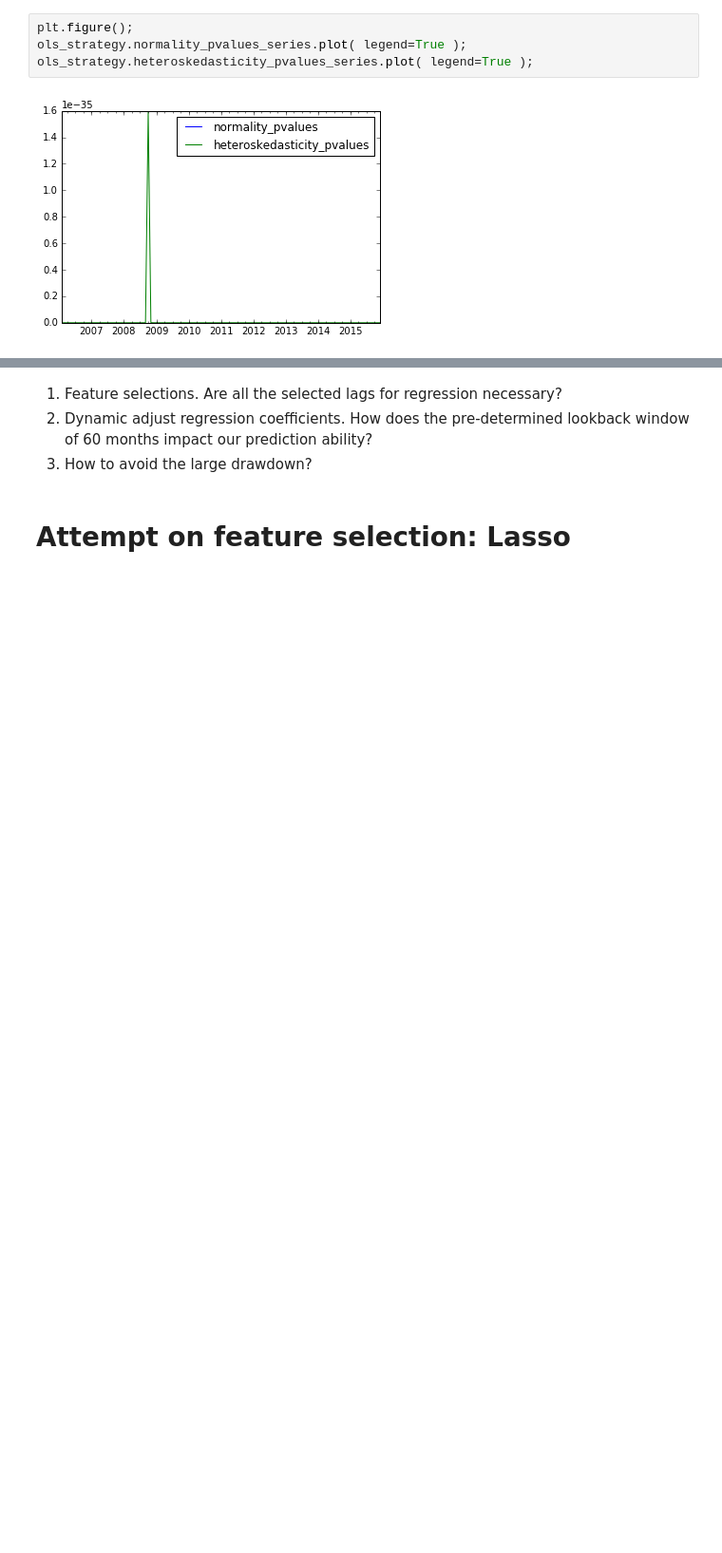
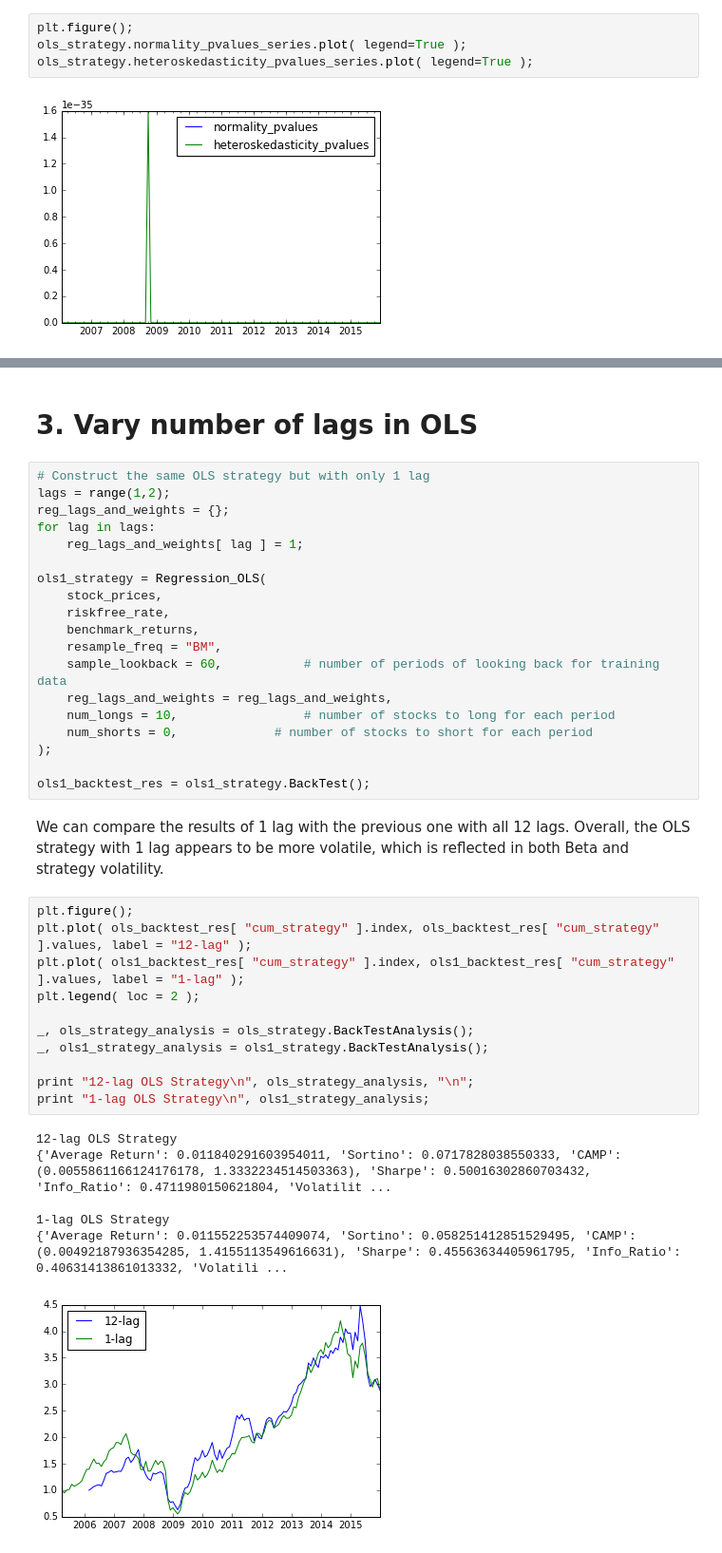
Before and after one commit to quietquanta/quant, a Jupyter notebook: Demo.ipynb, the cells around one changed output, grey strips where cells are left out. Shown: that part at 95% size. Saved outputs shown, nothing was run; the diff lists cells and outputs as text; blank space fills up the shorter version.

```diff
--- a/Demo.ipynb
+++ b/Demo.ipynb
@@ -154,6 +152,41 @@ ols_strategy.heteroskedasticity_pvalues_series.plot( legend=True );
-# %% [markdown]
-1. Feature selections. Are all the selected lags for regression necessary?
-2. Dynamic adjust regression coefficients. How does the pre-determined lookback window of 60 months impact our prediction ability?
-3. How to avoid the large drawdown?
-# %% [markdown]
-# Attempt on feature selection: Lasso
+# %% [markdown]
+# 3. Vary number of lags in OLS
+# %%
+# Construct the same OLS strategy but with only 1 lag
+lags = range(1,2);
+reg_lags_and_weights = {};
+for lag in lags:
+	reg_lags_and_weights[ lag ] = 1;
+
+ols1_strategy = Regression_OLS(
+	stock_prices,
+	riskfree_rate,
+	benchmark_returns,
+	resample_freq = "BM",
+	sample_lookback = 60,			# number of periods of looking back for training data
+	reg_lags_and_weights = reg_lags_and_weights,
+	num_longs = 10,					# number of stocks to long for each period
+	num_shorts = 0,				# number of stocks to short for each period
+);
+
+ols1_backtest_res = ols1_strategy.BackTest();
+# %% [markdown]
+We can compare the results of 1 lag with the previous one with all 12 lags. Overall, the OLS strategy with 1 lag appears to be more volatile, which is reflected in both Beta and strategy volatility.
+# %%
+plt.figure();
+plt.plot( ols_backtest_res[ "cum_strategy" ].index, ols_backtest_res[ "cum_strategy" ].values, label = "12-lag" );
+plt.plot( ols1_backtest_res[ "cum_strategy" ].index, ols1_backtest_res[ "cum_strategy" ].values, label = "1-lag" );
+plt.legend( loc = 2 );
+
+_, ols_strategy_analysis = ols_strategy.BackTestAnalysis();
+_, ols1_strategy_analysis = ols1_strategy.BackTestAnalysis();
+
+print "12-lag OLS Strategy\n", ols_strategy_analysis, "\n";
+print "1-lag OLS Strategy\n", ols1_strategy_analysis;
+# %% [output]
+12-lag OLS Strategy
+{'Average Return': 0.011840291603954011, 'Sortino': 0.0717828038550333, 'CAMP': (0.0055861166124176178, 1.3332234514503363), 'Sharpe': 0.50016302860703432, 'Info_Ratio': 0.4711980150621804, 'Volatilit ...
+
+1-lag OLS Strategy
+{'Average Return': 0.011552253574409074, 'Sortino': 0.058251412851529495, 'CAMP': (0.00492187936354285, 1.4155113549616631), 'Sharpe': 0.45563634405961795, 'Info_Ratio': 0.40631413861013332, 'Volatili ...
+[figure, added]
```
Also changed, not shown: parts of 19 cells of this notebook, 3 other files.
